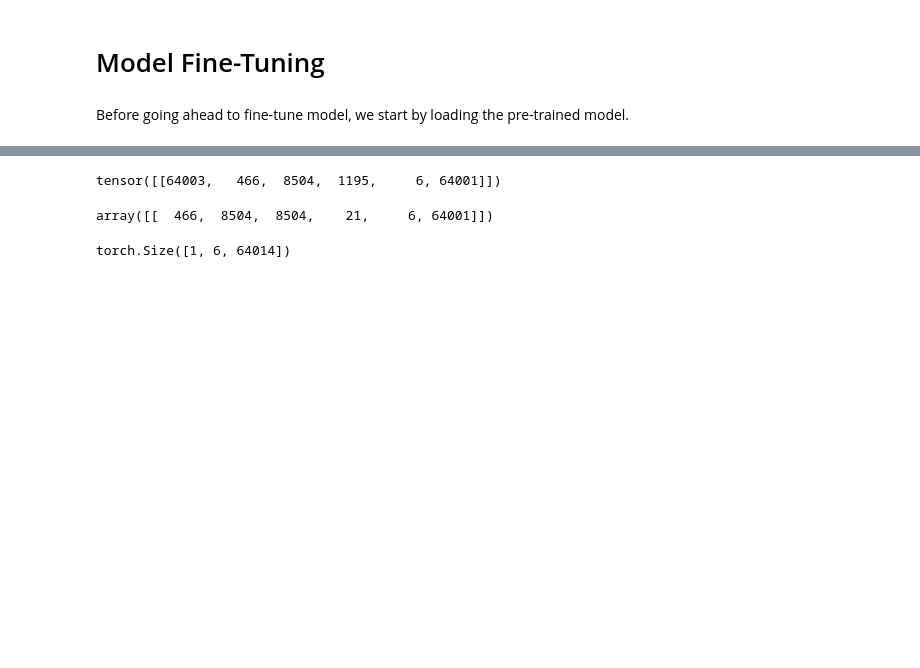
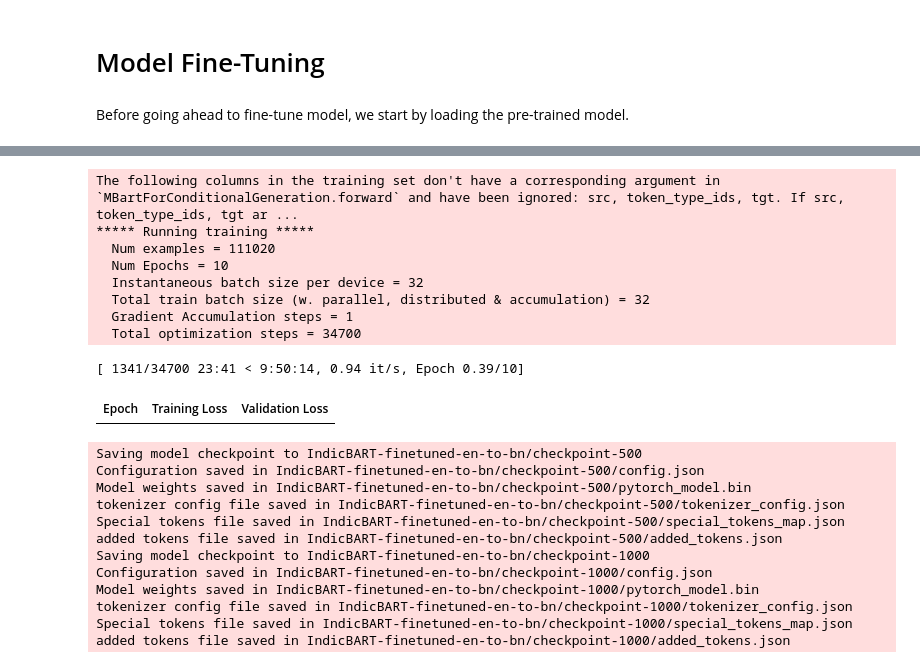
Before and after one commit to RishiDarkDevil/Neural-Machine-Translation-English-Bengali, a Jupyter notebook: Fine_Tune_Neural_Machine_Translation.ipynb, the cells around one changed output, grey strips where cells are left out. Cells and saved outputs as stored; diff of their text form; code cells hidden in the pictures; blank space fills up the shorter version.

```diff
--- a/Fine_Tune_Neural_Machine_Translation.ipynb
+++ b/Fine_Tune_Neural_Machine_Translation.ipynb
@@ -140,0 +210,2 @@ model = AutoModelForSeq2SeqLM.from_pretrained(model_checkpoint)
+# %%
+data_collator = DataCollatorForSeq2Seq(tokenizer, model=model)
@@ -147,10 +220,9 @@ args = Seq2SeqTrainingArguments(
     per_device_train_batch_size=32,
     per_device_eval_batch_size=16,
     weight_decay=0.01,
-    save_total_limit=3,
-    num_train_epochs=3,
-    predict_with_generate=True
-)
+    save_total_limit=10,
+    num_train_epochs=10,
+    predict_with_generate=True)
 # %%
 def postprocess_text(preds, labels):
     preds = [pred.strip() for pred in preds]
@@ -161,8 +233,6 @@ def compute_metrics(eval_preds):
     if isinstance(preds, tuple):
         preds = preds[0]
     decoded_preds = tokenizer.batch_decode(preds, skip_special_tokens=True)
-    # Replace -100 in the labels as we can't decode them.
-    labels = np.where(labels != -100, labels, tokenizer.pad_token_id)
     decoded_labels = tokenizer.batch_decode(labels, skip_special_tokens=True)
     # Some simple post-processing
     decoded_preds, decoded_labels = postprocess_text(decoded_preds, decoded_labels)
@@ -244,12 +244,0 @@ tensor([[  466,  8504,  1195,     6, 64001, 64004]])
-# %%
-model_output
-# %% [output]
-tensor([[64003,   466,  8504,  1195,     6, 64001]])
-# %%
-np.argmax(1/(1+np.exp(-1*model_outputs.logits.detach().numpy())) / np.sum(1/(1+np.exp(-1*model_outputs.logits.detach().numpy())), axis = -1, keepdims = True), axis=-1)
-# %% [output]
-array([[  466,  8504,  8504,    21,     6, 64001]])
-# %%
-model_outputs.logits.shape
-# %% [output]
-torch.Size([1, 6, 64014])
@@ -257,0 +245,34 @@ model?
+# %%
+trainer = Seq2SeqTrainer(
+    model,
+    args,
+    train_dataset=tokenized_data["train"],
+    eval_dataset=tokenized_data["test"],
+    data_collator=data_collator,
+    tokenizer=tokenizer,
+    compute_metrics=compute_metrics)
+# %%
+trainer.train()
+# %% [output]
+The following columns in the training set don't have a corresponding argument in `MBartForConditionalGeneration.forward` and have been ignored: src, token_type_ids, tgt. If src, token_type_ids, tgt ar ...
+***** Running training *****
+  Num examples = 111020
+  Num Epochs = 10
+  Instantaneous batch size per device = 32
+  Total train batch size (w. parallel, distributed & accumulation) = 32
+  Gradient Accumulation steps = 1
+  Total optimization steps = 34700
+[ 1341/34700 23:41 < 9:50:14, 0.94 it/s, Epoch 0.39/10]
+| Epoch | Training Loss | Validation Loss |
+Saving model checkpoint to IndicBART-finetuned-en-to-bn/checkpoint-500
+Configuration saved in IndicBART-finetuned-en-to-bn/checkpoint-500/config.json
+Model weights saved in IndicBART-finetuned-en-to-bn/checkpoint-500/pytorch_model.bin
+tokenizer config file saved in IndicBART-finetuned-en-to-bn/checkpoint-500/tokenizer_config.json
+Special tokens file saved in IndicBART-finetuned-en-to-bn/checkpoint-500/special_tokens_map.json
+added tokens file saved in IndicBART-finetuned-en-to-bn/checkpoint-500/added_tokens.json
+Saving model checkpoint to IndicBART-finetuned-en-to-bn/checkpoint-1000
+Configuration saved in IndicBART-finetuned-en-to-bn/checkpoint-1000/config.json
+Model weights saved in IndicBART-finetuned-en-to-bn/checkpoint-1000/pytorch_model.bin
+tokenizer config file saved in IndicBART-finetuned-en-to-bn/checkpoint-1000/tokenizer_config.json
+Special tokens file saved in IndicBART-finetuned-en-to-bn/checkpoint-1000/special_tokens_map.json
+added tokens file saved in IndicBART-finetuned-en-to-bn/checkpoint-1000/added_tokens.json
```
Also changed, not shown: parts of 20 cells of this notebook.
